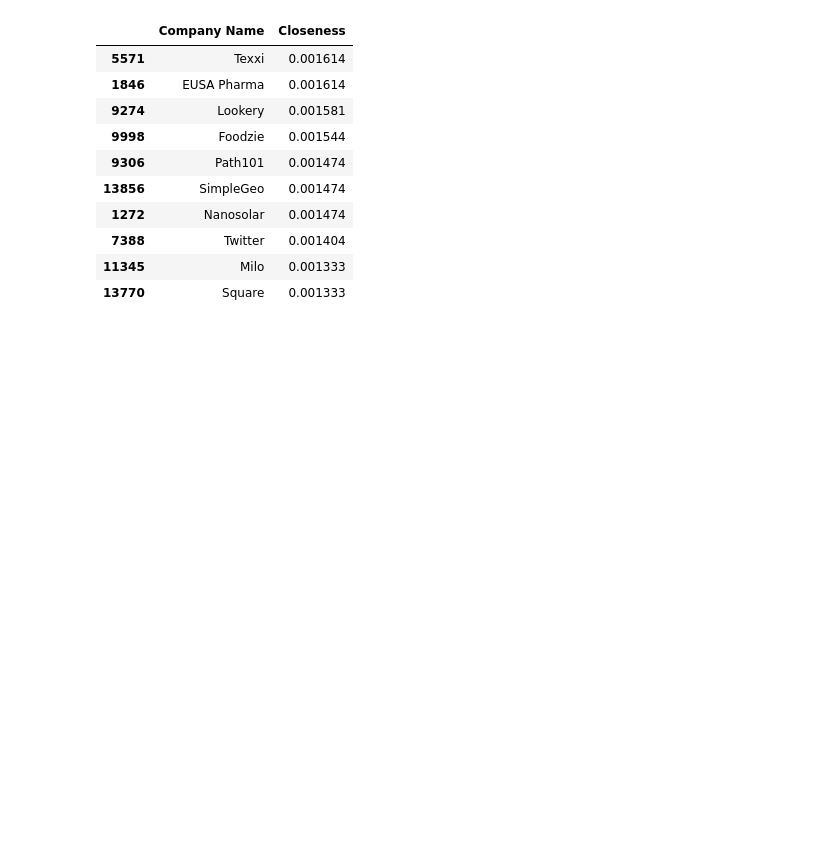
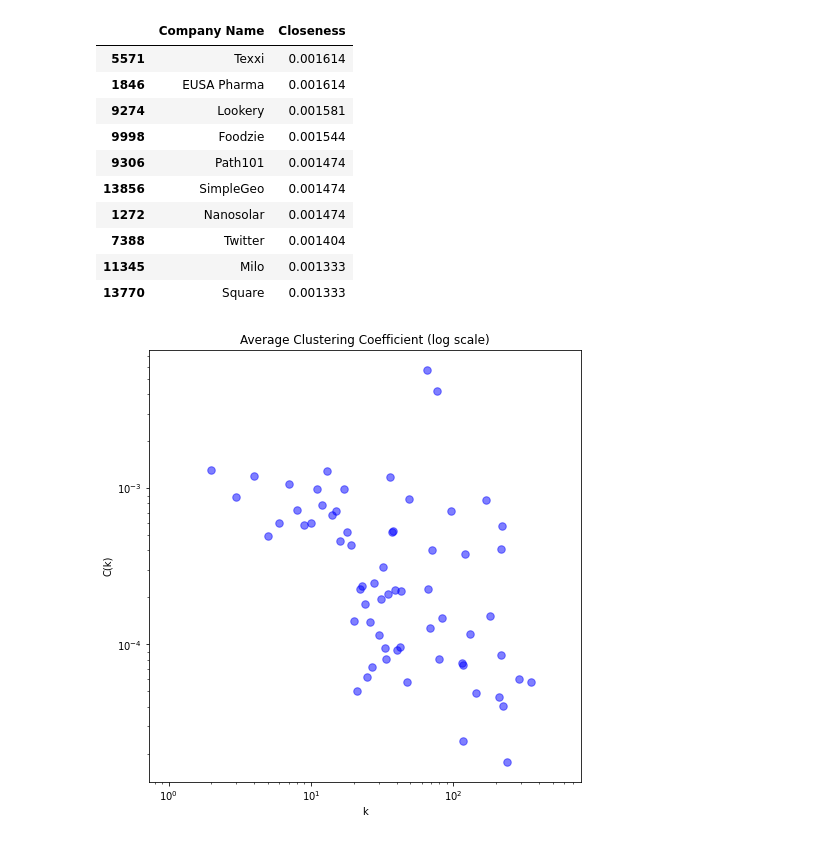
Before and after one commit to omeryefet/Complex_Networks, a Jupyter notebook: Project2022.ipynb, the cells around one changed output. Drawn from its saved outputs; the diff is of its cells as text; code cells hidden in the pictures; blank space fills up the shorter version.

```diff
--- a/Project2022.ipynb
+++ b/Project2022.ipynb
@@ -362,6 +362,29 @@ centrality_table.sort_values(['Closeness'],ascending=False).head(10)[['Company N
 | 7388 | Twitter | 0.001404 |
 | 11345 | Milo | 0.001333 |
 | 13770 | Square | 0.001333 |
+# %%
+def plot_clustering_coefficient(num):
+    G = nx.from_pandas_edgelist(df_list[num],source='Investor_Name',target='Company_Name', edge_attr=['Company_Market','Raised_Amount_USD'], create_using=nx.DiGraph())
+    clustering_dict = defaultdict(list)
+    for node in G.nodes():
+        k = G.degree(node)
+        clustering_dict[k].append(nx.clustering(G,node))
+    k_list = sorted(clustering_dict.keys())
+    clustering_list = []
+    for k in k_list:
+        clustering_list.append(np.mean(clustering_dict[k]))
+    fig = plt.figure(figsize=(6,6))
+    axes = fig.add_axes([1,1,1,1])
+    axes.loglog(k_list,clustering_list,'b.', markersize=15, alpha=0.5)
+    axes.set_xlabel('k')
+    axes.set_ylabel('C(k)')
+    axes.set_title('Average Clustering Coefficient (log scale)')
+    # fig.savefig(f'plots/clustering_coefficient_{num}.png', bbox_inches='tight')
+    plt.show()
+
+plot_clustering_coefficient(4)
+# %% [output]
+[figure, added]
 # %%
 ##############################################################
 ####################### Do Not Delete ########################
```
